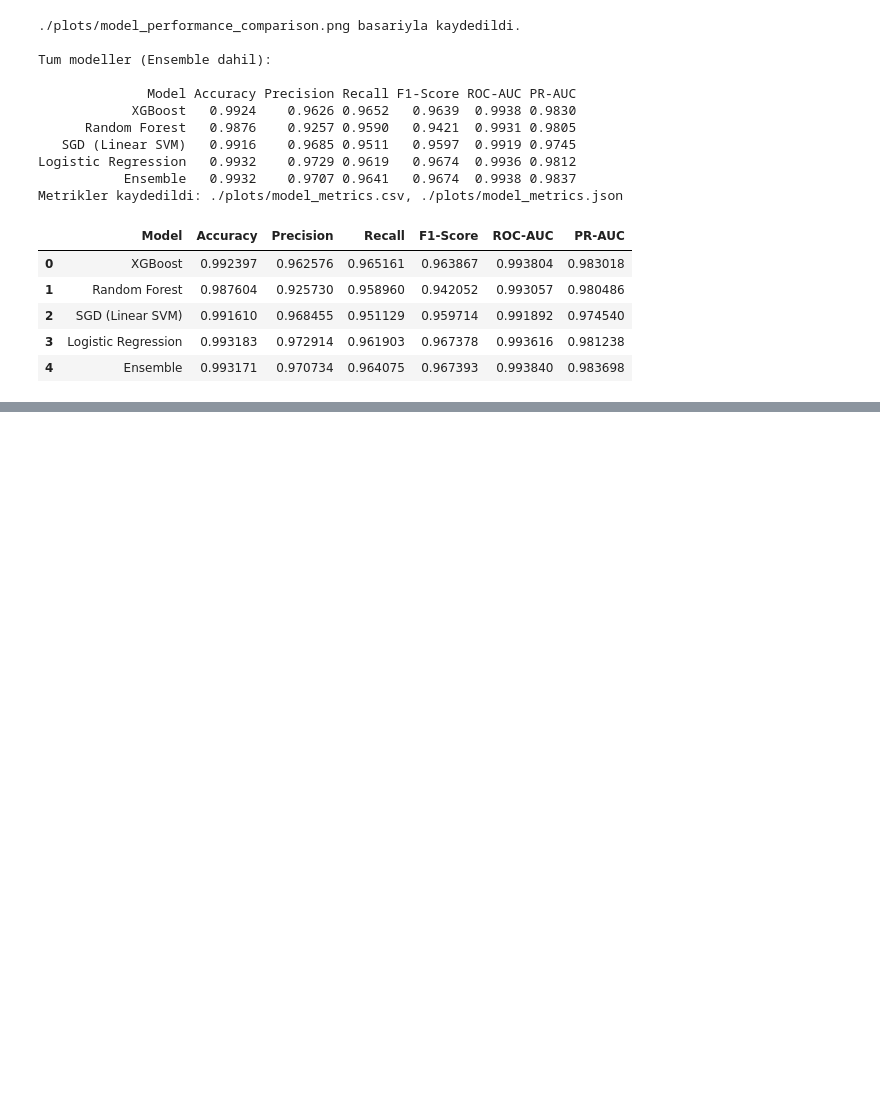
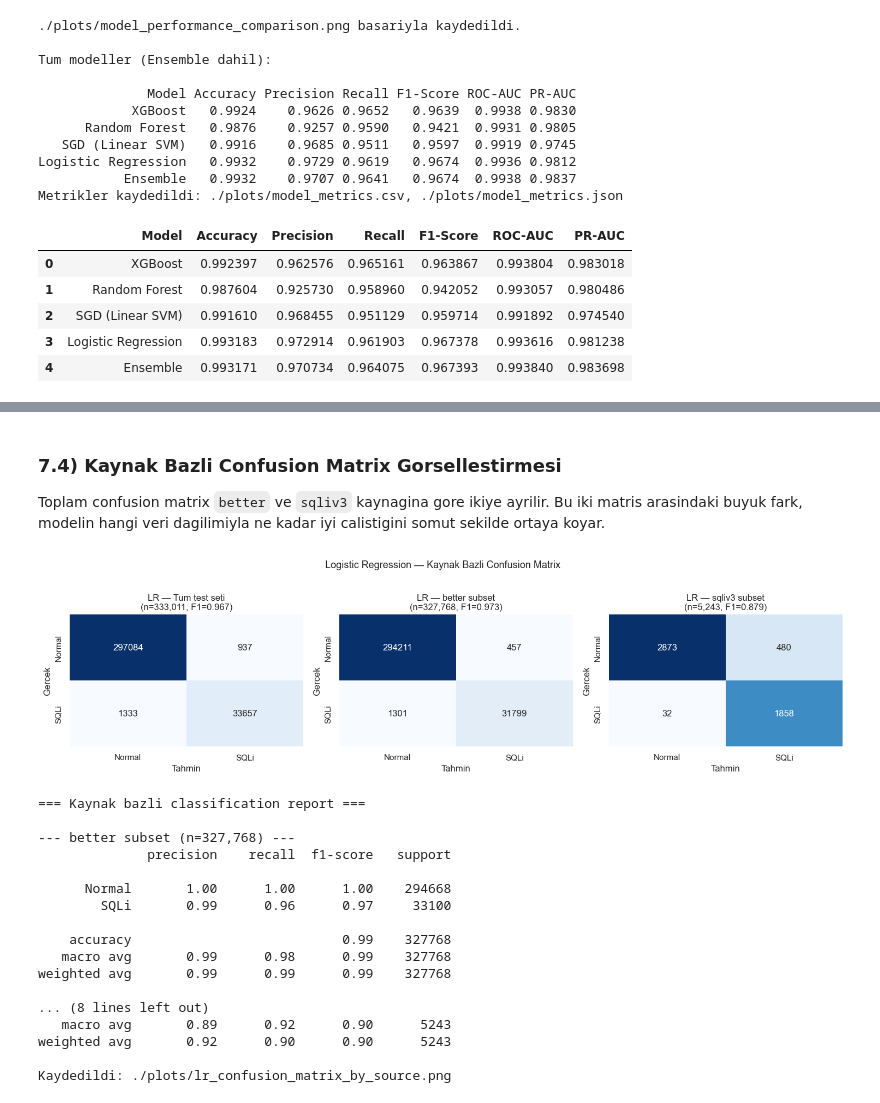
Before and after one commit to muratkakcigaz/ML-SQL-IDS, a Jupyter notebook: sql_ids_single_flow.ipynb, the cells around one changed output, grey strips where cells are left out. Saved outputs shown, nothing was run; the diff lists cells and outputs as text; code cells hidden in the pictures; blank space fills up the shorter version.

```diff
--- a/sql_ids_single_flow.ipynb
+++ b/sql_ids_single_flow.ipynb
@@ -1162,0 +1381,74 @@ Metrikler kaydedildi: ./plots/model_metrics.csv, ./plots/model_metrics.json
+# %% [markdown]
+### 7.4) Kaynak Bazli Confusion Matrix Gorsellestirmesi
+
+Toplam confusion matrix `better` ve `sqliv3` kaynagina gore ikiye ayrilir.
+Bu iki matris arasindaki buyuk fark, modelin hangi veri dagilimiyla ne kadar
+iyi calistigini somut sekilde ortaya koyar.
+# %%
+import matplotlib.pyplot as plt
+import seaborn as sns
+import numpy as np
+from sklearn.metrics import confusion_matrix, classification_report
+
+os.makedirs("plots", exist_ok=True)
+
+y_test_cm  = np.asarray(y_test)
+y_pred_cm  = lr_model.predict(X_test)
+test_src_v = df.loc[idx_test, "dataset_source"].values
+
+sources_plot = [
+    ("Tum test seti",   np.ones(len(y_test_cm), dtype=bool)),
+    ("better subset",   test_src_v == "better"),
+    ("sqliv3 subset",   test_src_v == "sqliv3"),
+]
+
+fig, axes = plt.subplots(1, 3, figsize=(15, 4))
+
+for ax, (title, mask) in zip(axes, sources_plot):
+    y_t = y_test_cm[mask]
+    y_p = y_pred_cm[mask]
+    cm  = confusion_matrix(y_t, y_p)
+    f1  = f1_score(y_t, y_p, pos_label=1, zero_division=0)
+    sns.heatmap(
+        cm, annot=True, fmt="d", cmap="Blues", cbar=False, ax=ax,
+        xticklabels=["Normal", "SQLi"],
+        yticklabels=["Normal", "SQLi"],
+    )
+    ax.set_title(f"LR — {title}\n(n={mask.sum():,}, F1={f1:.3f})")
+    ax.set_xlabel("Tahmin")
+    ax.set_ylabel("Gercek")
+
+plt.suptitle("Logistic Regression — Kaynak Bazli Confusion Matrix", fontsize=13, y=1.02)
+plt.tight_layout()
+plt.savefig("./plots/lr_confusion_matrix_by_source.png", dpi=150, bbox_inches="tight")
+plt.show()
+plt.close()
+
+print("=== Kaynak bazli classification report ===")
+for title, mask in sources_plot[1:]:
+    print(f"\n--- {title} (n={mask.sum():,}) ---")
+    print(classification_report(
+        y_test_cm[mask], y_pred_cm[mask],
+        target_names=["Normal", "SQLi"], zero_division=0,
+    ))
+
+print("Kaydedildi: ./plots/lr_confusion_matrix_by_source.png")
+# %% [output]
+[figure, added]
+=== Kaynak bazli classification report ===
+
+--- better subset (n=327,768) ---
+              precision    recall  f1-score   support
+
+      Normal       1.00      1.00      1.00    294668
+        SQLi       0.99      0.96      0.97     33100
+
+    accuracy                           0.99    327768
+   macro avg       0.99      0.98      0.99    327768
+weighted avg       0.99      0.99      0.99    327768
+
+... (8 lines left out)
+   macro avg       0.89      0.92      0.90      5243
+weighted avg       0.92      0.90      0.90      5243
+
+Kaydedildi: ./plots/lr_confusion_matrix_by_source.png
```
Also changed, not shown: parts of 7 cells of this notebook, 7 other files.
